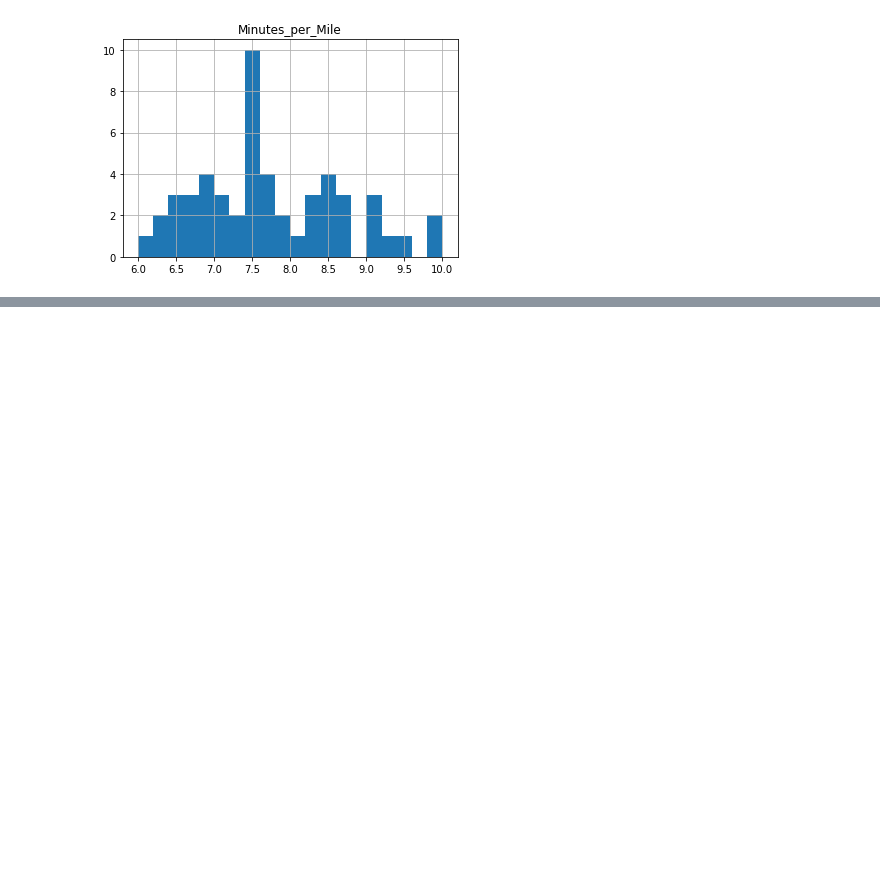
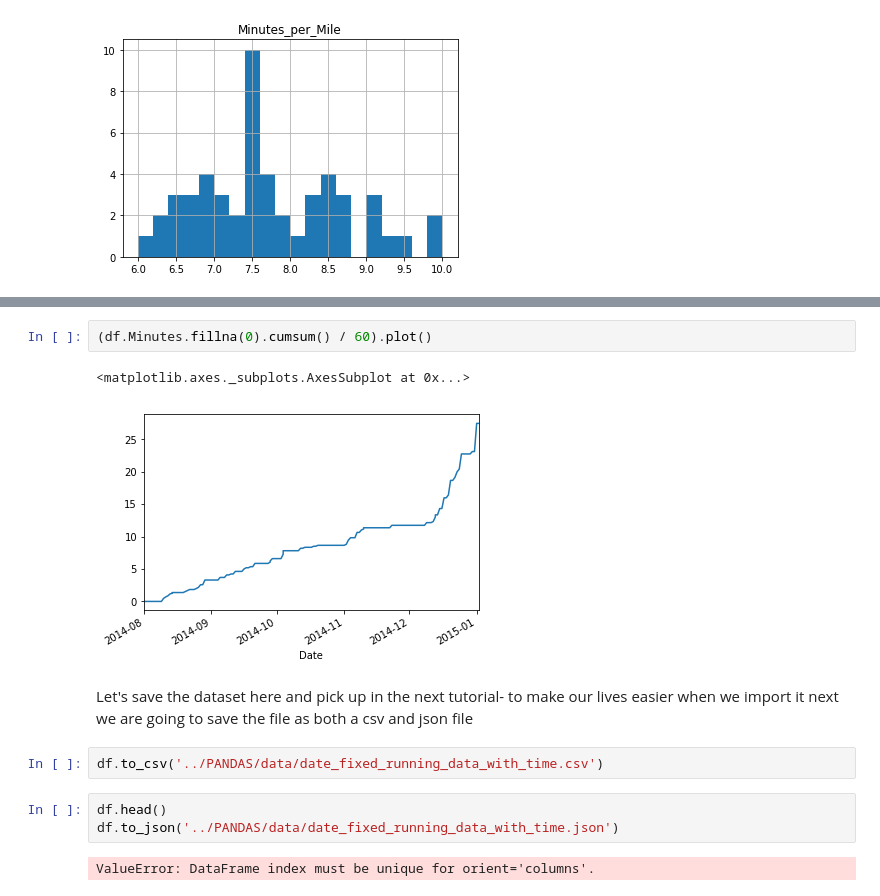
Before and after one commit to ContextLab/CDL-tutorials, a Jupyter notebook: Tutorial 2 - walkthrough.ipynb, the cells around one changed output, grey strips where cells are left out. Saved outputs shown, nothing was run; the diff lists cells and outputs as text; blank space fills up the shorter version.

Commit message:
notes to tutorial 2

```diff
--- a/Tutorial 2 - walkthrough.ipynb
+++ b/Tutorial 2 - walkthrough.ipynb
@@ -219,0 +261,14 @@ array([[<matplotlib.axes._subplots.AxesSubplot object at 0x...>]], dtype=object)
+# %%
+(df.Minutes.fillna(0).cumsum() / 60).plot()
+# %% [output]
+<matplotlib.axes._subplots.AxesSubplot at 0x...>
+[figure, added]
+# %% [markdown]
+Let's save the dataset here and pick up in the next tutorial- to make our lives easier when we import it next we are going to save the file as both a csv and json file
+# %%
+df.to_csv('../PANDAS/data/date_fixed_running_data_with_time.csv')
+# %%
+df.head()
+df.to_json('../PANDAS/data/date_fixed_running_data_with_time.json')
+# %% [output]
+ValueError: DataFrame index must be unique for orient='columns'.
```
Also changed, not shown: parts of 14 cells of this notebook, 2 other files.
